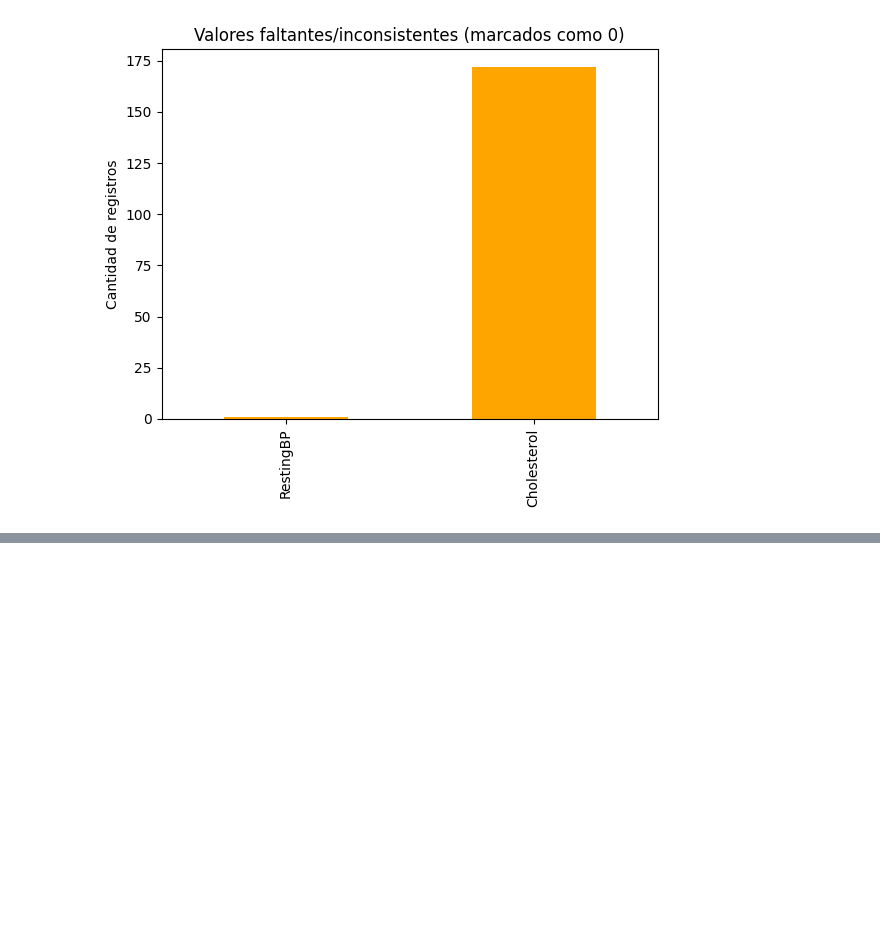
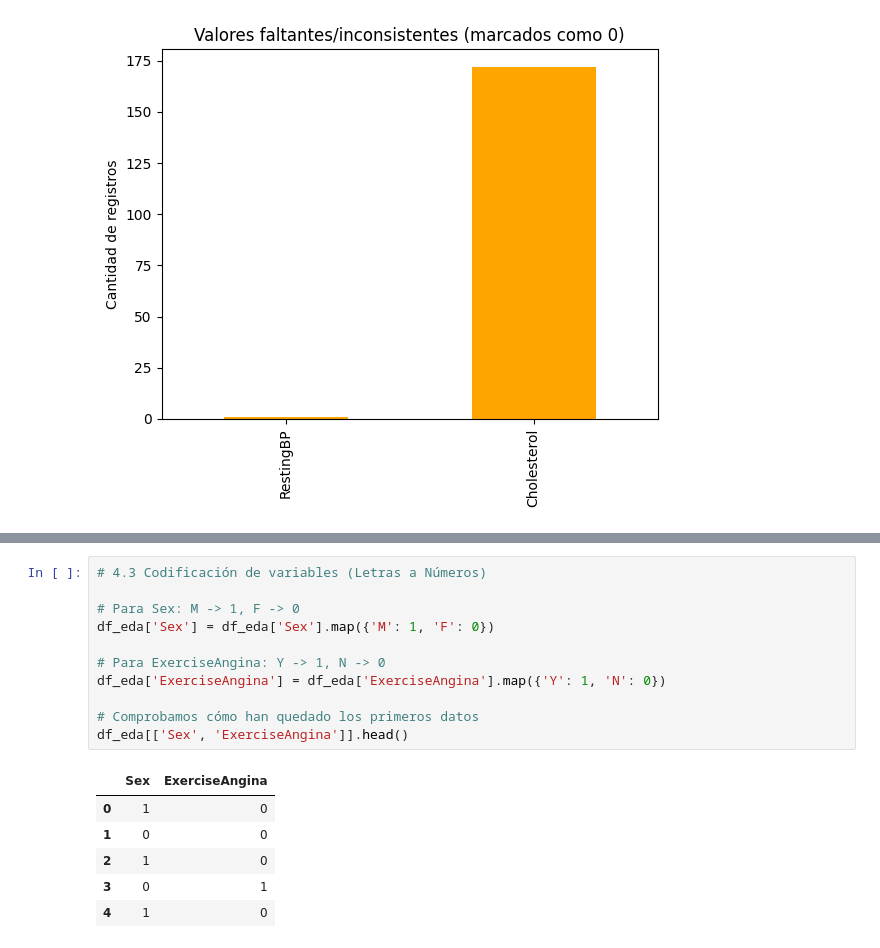
Before and after one commit to iRuperth/BeatSense, a Jupyter notebook: notebook/eda_heart_failure_i.ipynb, the cells around one changed output, grey strips where cells are left out. Cells and saved outputs as stored; diff of their text form; blank space fills up the shorter version.

```diff
--- a/notebook/eda_heart_failure_i.ipynb
+++ b/notebook/eda_heart_failure_i.ipynb
@@ -149,0 +201,18 @@ Pacientes con Cholesterol igual a 0: 172
+# %%
+# 4.3 Codificación de variables (Letras a Números)
+
+# Para Sex: M -> 1, F -> 0
+df_eda['Sex'] = df_eda['Sex'].map({'M': 1, 'F': 0})
+
+# Para ExerciseAngina: Y -> 1, N -> 0
+df_eda['ExerciseAngina'] = df_eda['ExerciseAngina'].map({'Y': 1, 'N': 0})
+
+# Comprobamos cómo han quedado los primeros datos
+df_eda[['Sex', 'ExerciseAngina']].head()
+# %% [output]
+|  | Sex | ExerciseAngina |
+| 0 | 1 | 0 |
+| 1 | 0 | 0 |
+| 2 | 1 | 0 |
+| 3 | 0 | 1 |
+| 4 | 1 | 0 |
```
Also changed, not shown: parts of 4 cells of this notebook.
